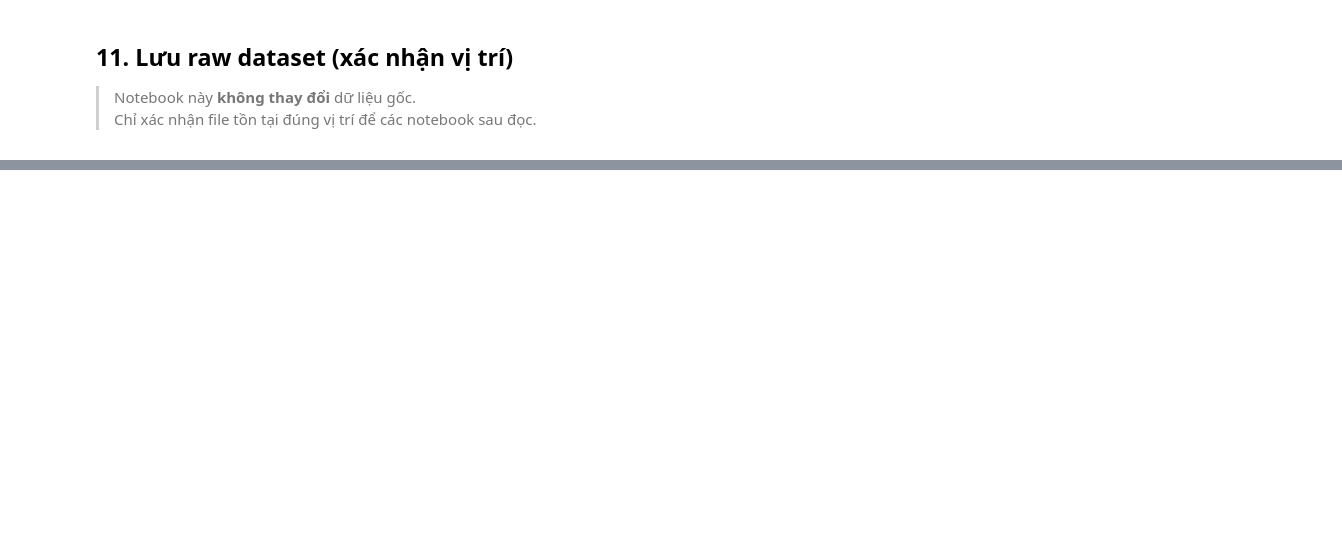
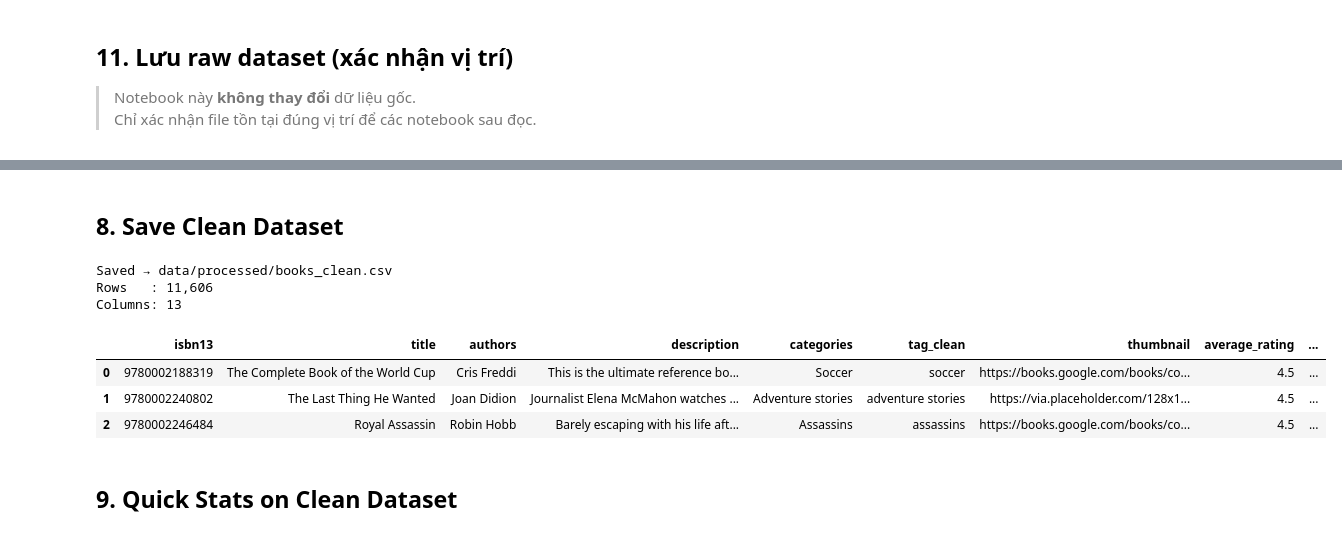
Before and after one commit to lamtd1/IT4930, a Jupyter notebook: AI/01_data_collection.ipynb, the cells around one changed output, grey strips where cells are left out. Cells and saved outputs as stored; diff of their text form; code cells hidden in the pictures; blank space fills up the shorter version.

```diff
--- a/AI/01_data_collection.ipynb
+++ b/AI/01_data_collection.ipynb
@@ -442,0 +489,10 @@ Notebook 01 complete. Proceed to 02_eda_visualization.ipynb
+# %%
+before = len(df)
+
+mask_year = (
+    df['published_year'].isna() |
+    ((df['published_year'] >= 1800) & (df['published_year'] <= 2026))
+)
+df = df[mask_year]
+
+log_step('Filter published_year outliers', before, len(df), 'keep 1800–2026 or NaN')
@@ -442,0 +617,28 @@ Notebook 01 complete. Proceed to 02_eda_visualization.ipynb
+# %%
+# Required columns theo PRD §5 Step 5
+FINAL_COLS = [
+    'isbn13',
+    'title',
+    'authors',
+    'description',
+    'categories',
+    'tag_clean',
+    'thumbnail',
+    'average_rating',
+    'ratings_count',
+    'published_year',
+    'num_pages',
+    'description_length',
+    'book_age',
+]
+
+# Only keep columns that actually exist in df
+final_cols = [c for c in FINAL_COLS if c in df.columns]
+missing_cols = [c for c in FINAL_COLS if c not in df.columns]
+if missing_cols:
+    print(f'Warning — columns not found in raw data: {missing_cols}')
+    print('  → skipping those columns (check raw CSV header names)')
+
+df_final = df[final_cols].reset_index(drop=True)
+print(f'Final columns  : {df_final.columns.tolist()}')
+print(f'Final shape    : {df_final.shape}')
@@ -442,0 +697,19 @@ Notebook 01 complete. Proceed to 02_eda_visualization.ipynb
+# %% [markdown]
+## 8. Save Clean Dataset
+# %%
+df_final.to_csv(OUT_PATH, index=False)
+print(f'Saved → {OUT_PATH}')
+print(f'Rows   : {len(df_final):,}')
+print(f'Columns: {len(df_final.columns)}')
+print()
+df_final.head(3)
+# %% [output]
+Saved → data/processed/books_clean.csv
+Rows   : 11,606
+Columns: 13
+|  | isbn13 | title | authors | description | categories | tag_clean | thumbnail | average_rating | ... |
+| 0 | 9780002188319 | The Complete Book of the World Cup | Cris Freddi | This is the ultimate reference bo... | Soccer | soccer | https://books.google.com/books/co... | 4.5 | ... |
+| 1 | 9780002240802 | The Last Thing He Wanted | Joan Didion | Journalist Elena McMahon watches ... | Adventure stories | adventure stories | https://via.placeholder.com/128x1... | 4.5 | ... |
+| 2 | 9780002246484 | Royal Assassin | Robin Hobb | Barely escaping with his life aft... | Assassins | assassins | https://books.google.com/books/co... | 4.5 | ... |
+# %% [markdown]
+## 9. Quick Stats on Clean Dataset
```
Also changed, not shown: parts of 38 cells of this notebook, 45 other files.
